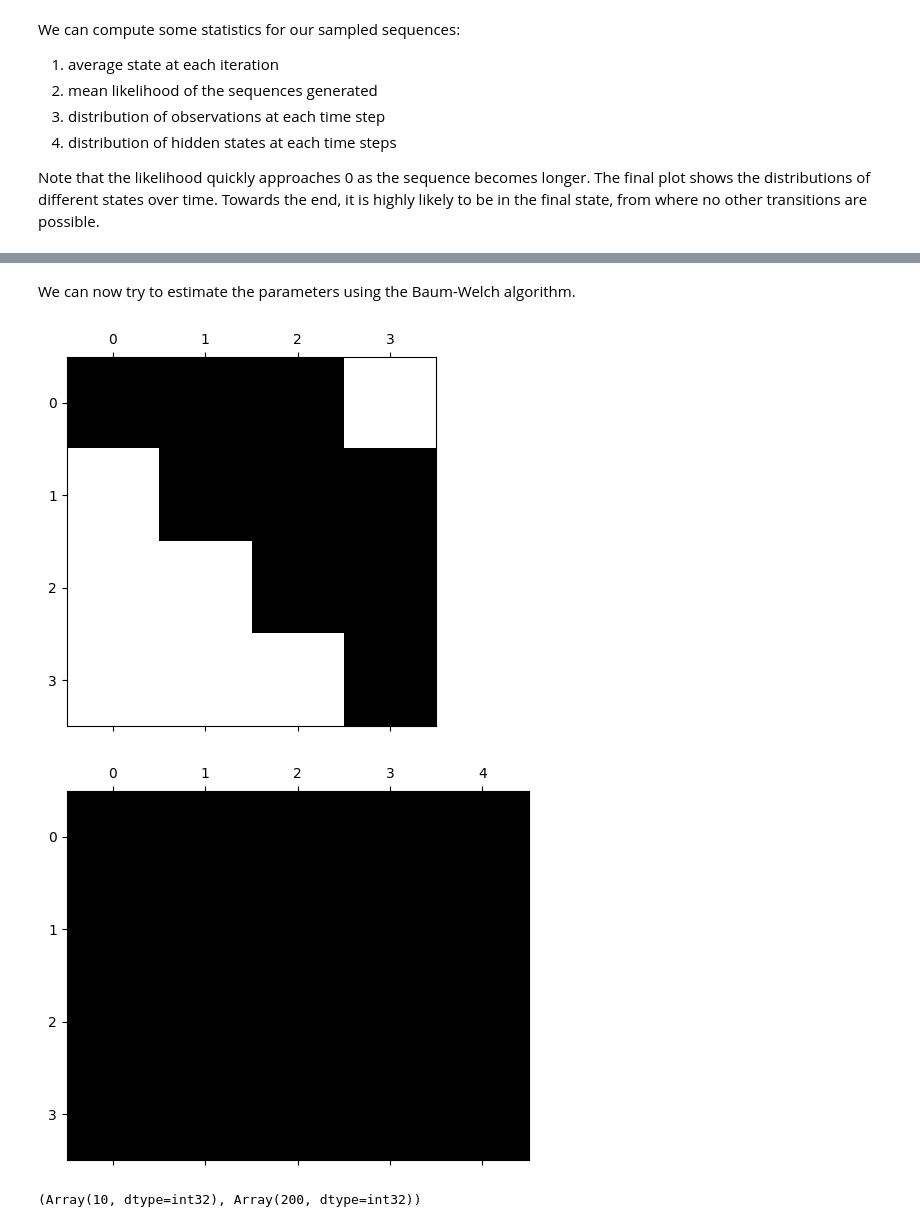
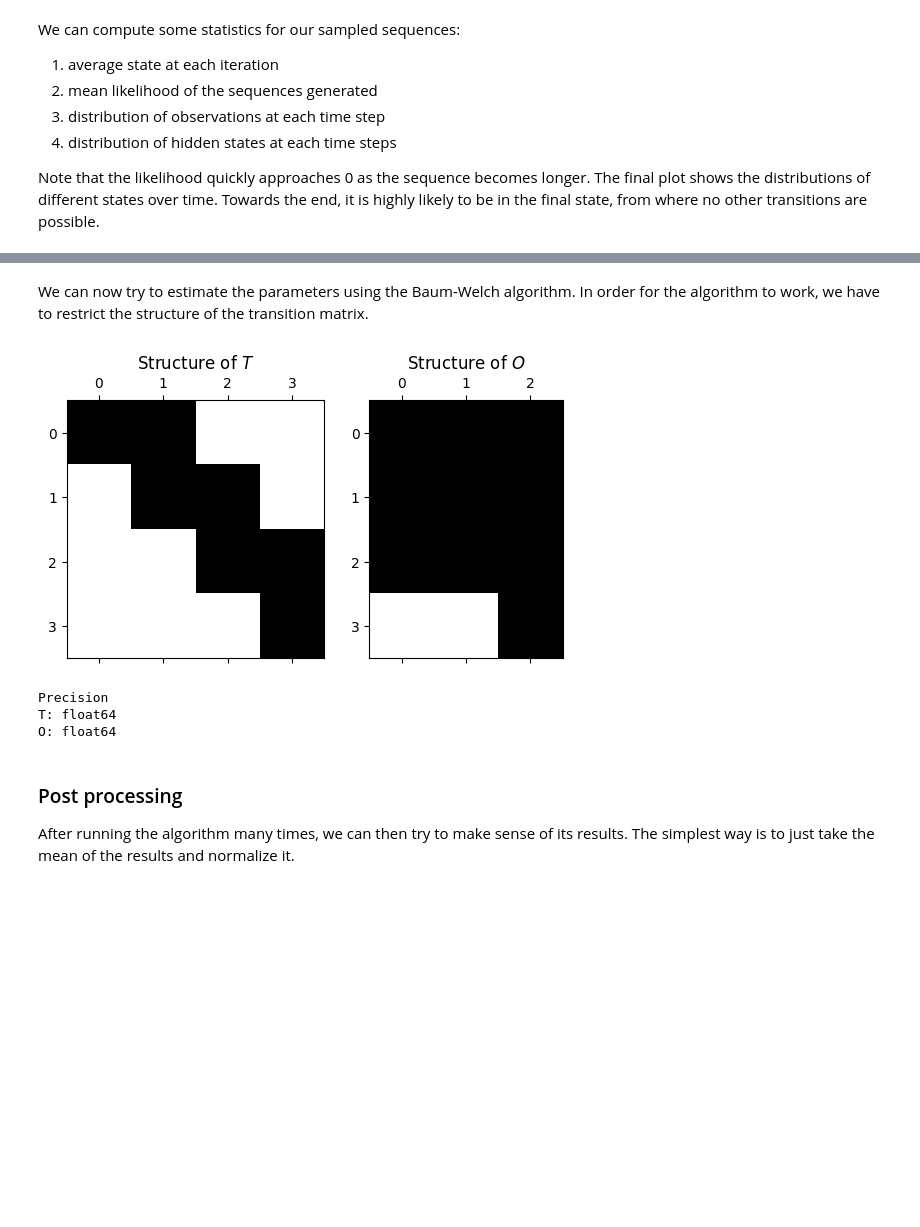
Before and after one commit to tobias-heinzle/BaumWelchJax, a Jupyter notebook: test_algorithm.ipynb, the cells around one changed output, grey strips where cells are left out. Saved outputs shown, nothing was run; the diff lists cells and outputs as text; code cells hidden in the pictures; blank space fills up the shorter version.

```diff
--- a/test_algorithm.ipynb
+++ b/test_algorithm.ipynb
@@ -177,8 +183,21 @@ plt.show()
 # %% [markdown]
-We can now try to estimate the parameters using the Baum-Welch algorithm.
+We can now try to estimate the parameters using the Baum-Welch algorithm. In order for the algorithm to work, we have to restrict the structure of the transition matrix.
+# %%
+T_structure = jnp.tril(jnp.triu(jnp.ones_like(T, dtype=jnp.float64)), 1)
+O_structure = jnp.ones_like(O, dtype=jnp.float64)
+O_structure = O_structure.at[n-1, :m-1].set(0)
+
+fig, ax = plt.subplots(1,2, width_ratios=(n, m))
+ax[0].spy(T_structure)
+ax[0].set_title("Structure of $T$")
+ax[1].spy(O_structure)
+ax[1].set_title("Structure of $O$")
+plt.show()
+# %% [output]
+[figure, added]
 # %%
 from functools import partial
-from inference import baum_welch
+from inference import baum_welch, baum_welch_log
 
 @partial(jax.jit, static_argnames=["batch_size", "parallel_batches"])
 def fit_parallel(
@@ -187,8 +206,8 @@ def fit_parallel(
     T_structure,
     O_structure,
     mu,
-    batch_size: int = 10,
-    parallel_batches: int = 3_000):
+    batch_size: int = 25,
+    parallel_batches: int = 20_000):
 
     batch_key, *key_arr = split(rng_key, 1 + parallel_batches)
     train_batches = jax.random.choice(batch_key, len(observations), (parallel_batches, batch_size), replace=True)
@@ -196,34 +215,30 @@ def fit_parallel(
     def fit(rng_key, batch):
         key_T, key_O = split(rng_key)
 
-        jax.debug.print("{}", batch.shape)
-
         _T = uniform(key_T, T_structure.shape) * T_structure
         _O = uniform(key_O, O_structure.shape) * O_structure
 
         _T = _T / jnp.sum(_T, axis=1)[:, None]
         _O = _O / jnp.sum(_O, axis=1)[:, None]
 
-        return baum_welch(batch, _T, _O, mu)
+        # return baum_welch(batch, _T, _O, mu, epsilon=1e-3)
+        return baum_welch_log(batch, _T, _O, mu)
 
 
     _T_arr, _O_arr = jax.vmap(fit, in_axes=(0, 0))(jnp.array(key_arr), obs[train_batches])
 
     return _T_arr, _O_arr
 
-T_structure = jnp.tril(jnp.triu(jnp.ones_like(T)), 2)
-O_structure = jnp.ones_like(O)
-
-plt.spy(T_structure)
-plt.show()
-
-plt.spy(O_structure)
-plt.show()
-
-T_arr, O_arr = fit_parallel(key(0), observations, T_structure, O_structure,  mu)
+n_train = 200
+T_arr, O_arr = fit_parallel(key(0), observations[:n_train], T_structure, O_structure,  mu)
+print("Precision\nT:", T_arr.dtype, "\nO:", O_arr.dtype)
 # %% [output]
-[figure, removed]
-[figure, removed]
-(Array(10, dtype=int32), Array(200, dtype=int32))
+Precision
+T: float64
+O: float64
+# %% [markdown]
+### Post processing
+
+After running the algorithm many times, we can then try to make sense of its results. The simplest way is to just take the mean of the results and normalize it.
 # %%
 from likelihoods import log_likelihood
```
Also changed, not shown: parts of 20 cells of this notebook, 1 other file.
